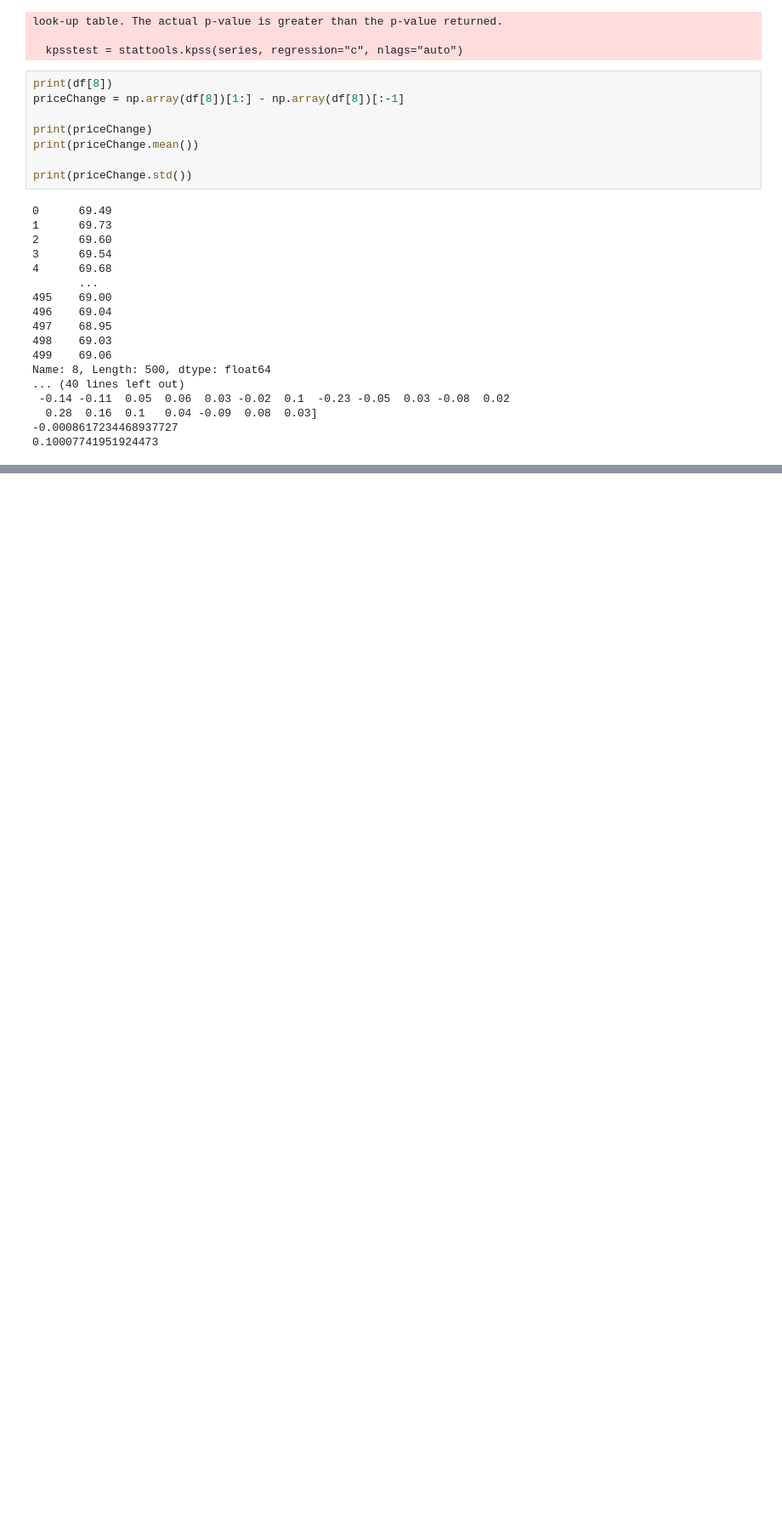
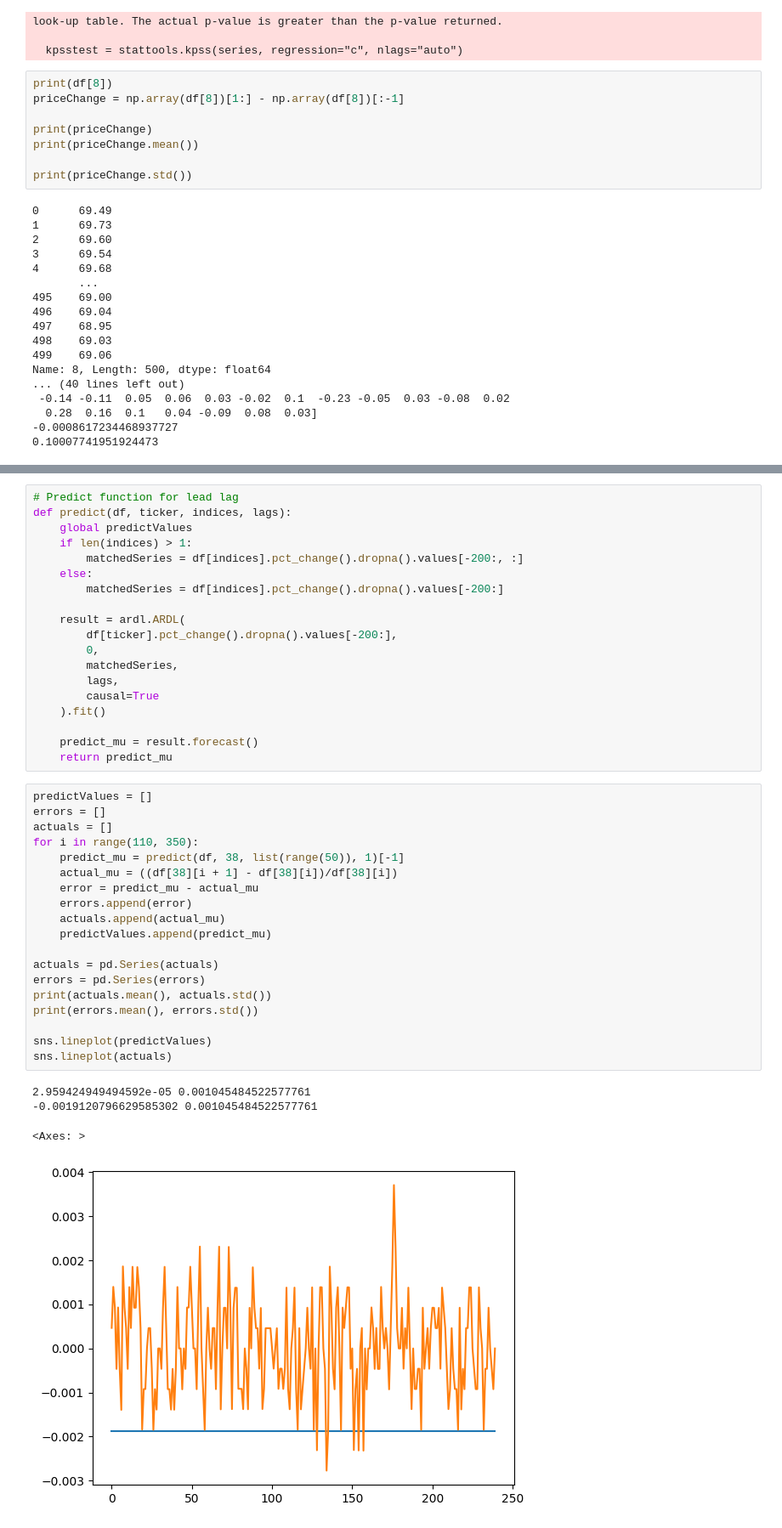
Before and after one commit to Troppydash/algothon, a Jupyter notebook: da/khang_strategy.ipynb, the cells around one changed output, grey strips where cells are left out. Shown at 85% size. Drawn from its saved outputs; the diff is of its cells as text; blank space fills up the shorter version.

```diff
--- a/da/khang_strategy.ipynb
+++ b/da/khang_strategy.ipynb
@@ -177,0 +196,43 @@ sns.lineplot(df[7])
+# %%
+# Predict function for lead lag
+def predict(df, ticker, indices, lags):
+    global predictValues
+    if len(indices) > 1:
+        matchedSeries = df[indices].pct_change().dropna().values[-200:, :]
+    else:
+        matchedSeries = df[indices].pct_change().dropna().values[-200:]
+
+    result = ardl.ARDL(
+        df[ticker].pct_change().dropna().values[-200:],
+        0,
+        matchedSeries,
+        lags,
+        causal=True
+    ).fit()
+
+    predict_mu = result.forecast()
+    return predict_mu
+# %%
+predictValues = []
+errors = []
+actuals = []
+for i in range(110, 350):
+    predict_mu = predict(df, 38, list(range(50)), 1)[-1]
+    actual_mu = ((df[38][i + 1] - df[38][i])/df[38][i])
+    error = predict_mu - actual_mu
+    errors.append(error)
+    actuals.append(actual_mu)
+    predictValues.append(predict_mu)
+
+actuals = pd.Series(actuals)
+errors = pd.Series(errors)
+print(actuals.mean(), actuals.std())
+print(errors.mean(), errors.std())
+
+sns.lineplot(predictValues)
+sns.lineplot(actuals)
+# %% [output]
+2.959424949494592e-05 0.001045484522577761
+-0.0019120796629585302 0.001045484522577761
+<Axes: >
+[figure, added]
```
Also changed, not shown: parts of 6 cells of this notebook, 5 other files.
